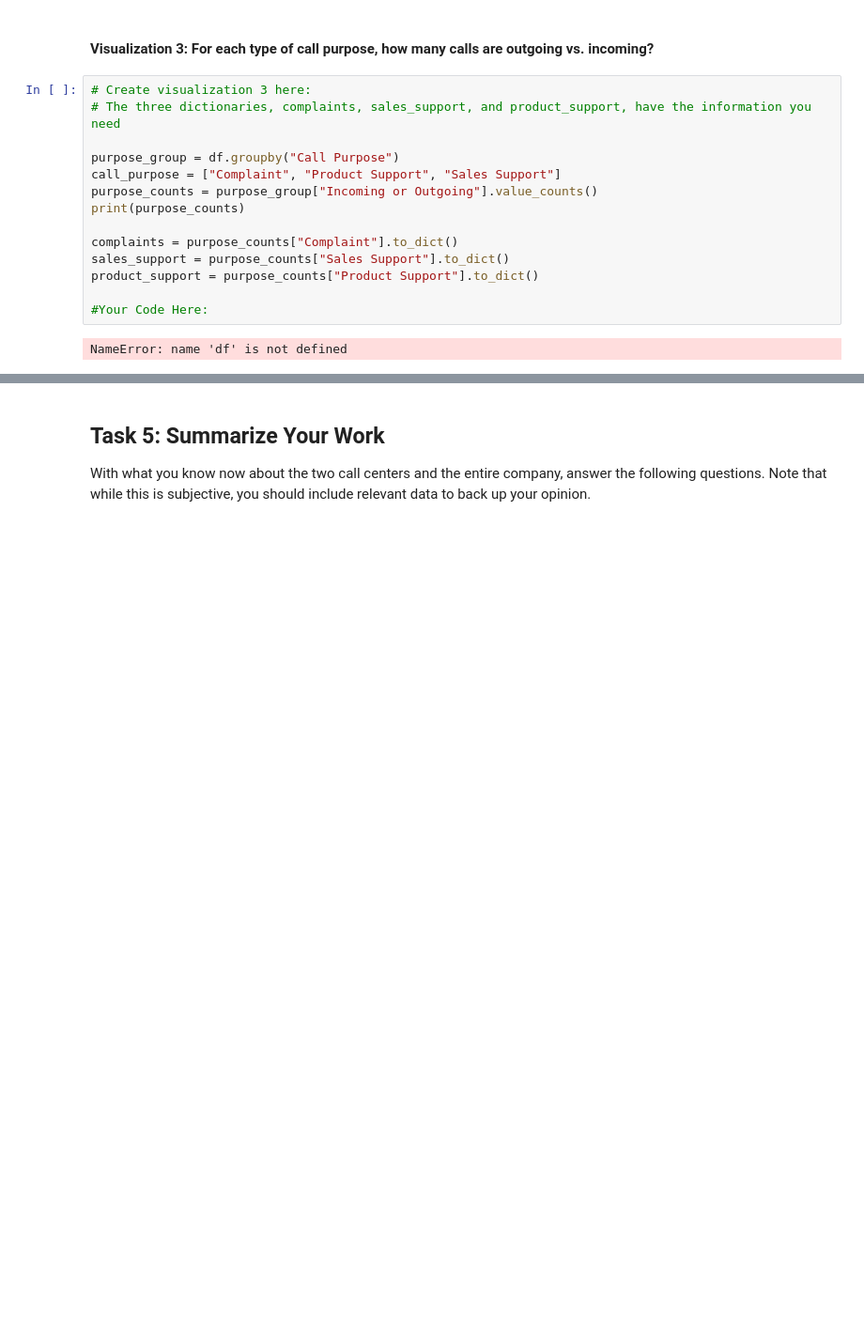
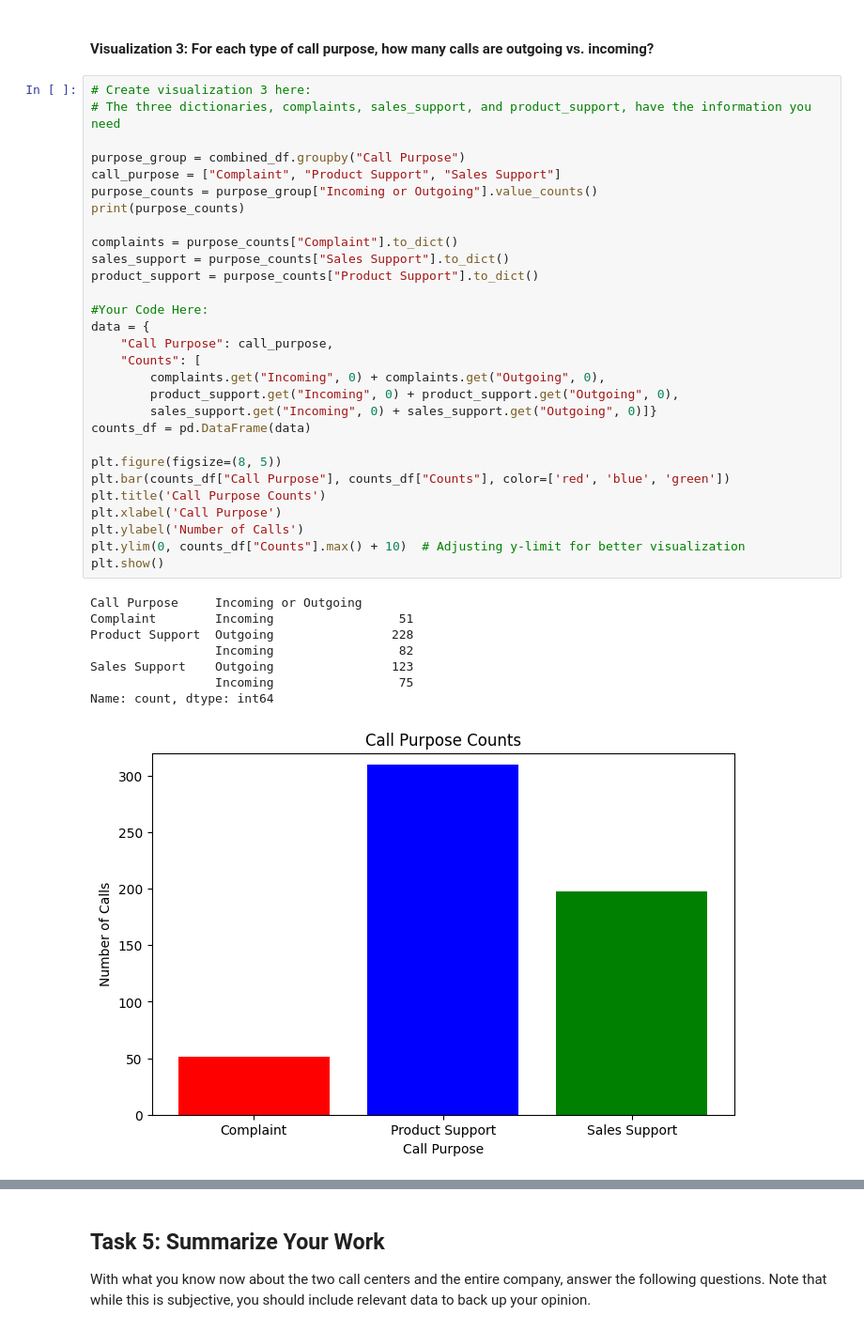
Before and after one commit to Zeal-G/call-center-cleanup-assignment, a Jupyter notebook: Call_Center_Cleanup.ipynb, the cells around one changed output, grey strips where cells are left out. Shown: that part at 94% size. Drawn from its saved outputs; the diff is of its cells as text; blank space fills up the shorter version.

```diff
--- a/Call_Center_Cleanup.ipynb
+++ b/Call_Center_Cleanup.ipynb
@@ -417,19 +513,41 @@ NameError: name 'north' is not defined
 # %%
 # Create visualization 3 here:
 # The three dictionaries, complaints, sales_support, and product_support, have the information you need
 
-purpose_group = df.groupby("Call Purpose")
+purpose_group = combined_df.groupby("Call Purpose")
 call_purpose = ["Complaint", "Product Support", "Sales Support"]
 purpose_counts = purpose_group["Incoming or Outgoing"].value_counts()
 print(purpose_counts)
 
 complaints = purpose_counts["Complaint"].to_dict()
 sales_support = purpose_counts["Sales Support"].to_dict()
 product_support = purpose_counts["Product Support"].to_dict()
 
 #Your Code Here:
+data = {
+    "Call Purpose": call_purpose,
+    "Counts": [
+        complaints.get("Incoming", 0) + complaints.get("Outgoing", 0),
+        product_support.get("Incoming", 0) + product_support.get("Outgoing", 0),
+        sales_support.get("Incoming", 0) + sales_support.get("Outgoing", 0)]}
+counts_df = pd.DataFrame(data)
+
+plt.figure(figsize=(8, 5))
+plt.bar(counts_df["Call Purpose"], counts_df["Counts"], color=['red', 'blue', 'green'])
+plt.title('Call Purpose Counts')
+plt.xlabel('Call Purpose')
+plt.ylabel('Number of Calls')
+plt.ylim(0, counts_df["Counts"].max() + 10)  # Adjusting y-limit for better visualization
+plt.show()
 # %% [output]
-NameError: name 'df' is not defined
+Call Purpose     Incoming or Outgoing
+Complaint        Incoming                 51
+Product Support  Outgoing                228
+                 Incoming                 82
+Sales Support    Outgoing                123
+                 Incoming                 75
+Name: count, dtype: int64
+[figure, added]
 # %% [markdown]
 ##### Record your answer below:
 
```
Also changed, not shown: parts of 15 cells of this notebook.
